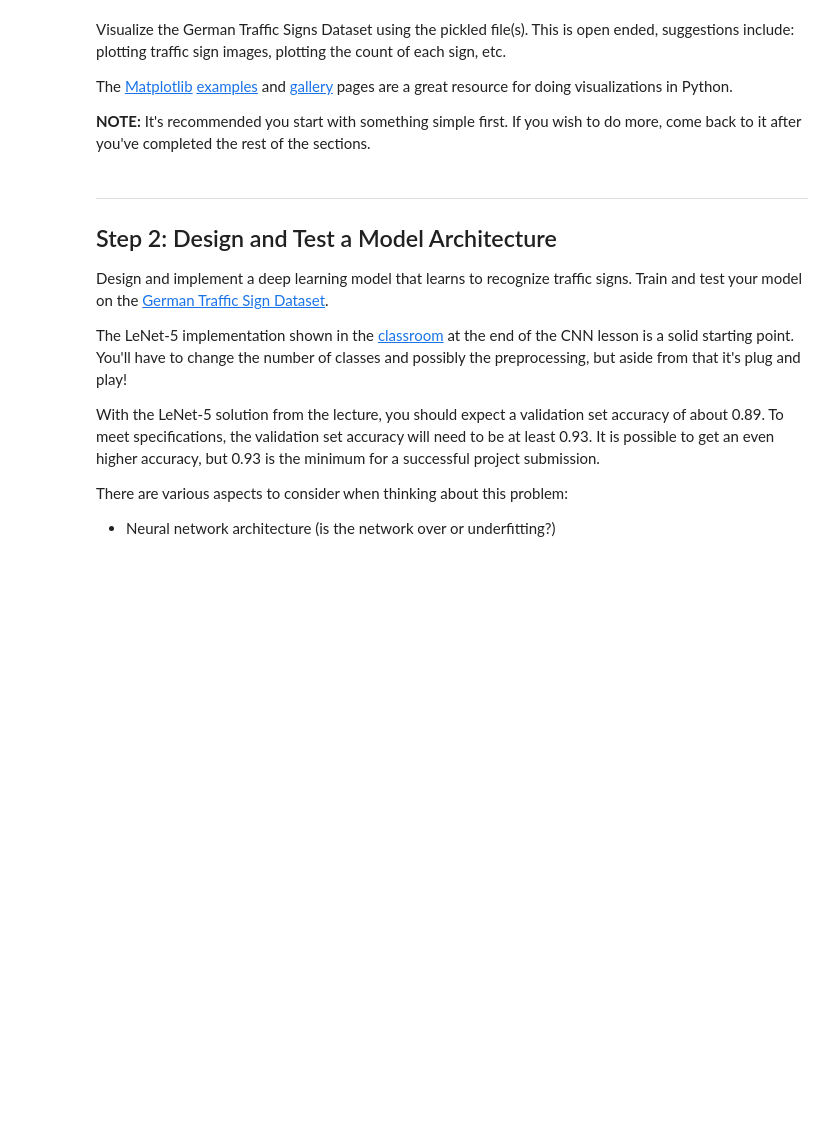
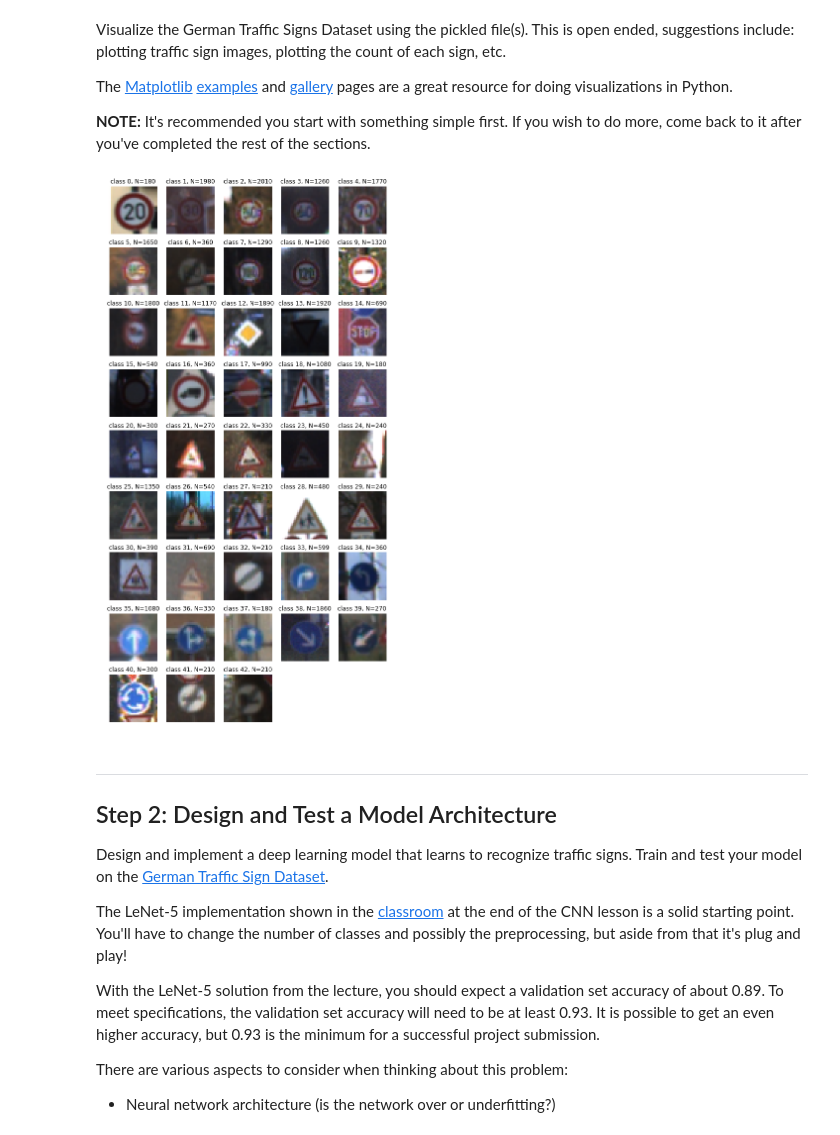
Before and after one commit to diz-vara/CarND-Traffic-Sign-Classifier-Project, a Jupyter notebook: Traffic_Sign_Classifier.ipynb, the cells around one changed output. Drawn from its saved outputs; the diff is of its cells as text; code cells hidden in the pictures; blank space fills up the shorter version.

Commit message:
show data

```diff
--- a/Traffic_Sign_Classifier.ipynb
+++ b/Traffic_Sign_Classifier.ipynb
@@ -91,3 +91,41 @@ import matplotlib.pyplot as plt
+# %%
+#count number of each class examples
+#and store the index of the last one
+indexes = np.zeros(n_classes,dtype=int)
+bins= np.zeros(n_classes,dtype=int)
+
+for i in range(n_train):
+    cls= y_train[i]
+    if (indexes[cls] == 0):
+        indexes[cls] = i
+    bins[cls]=bins[cls] + 1
+# %%
+import matplotlib.pyplot as plt
+# Visualizations will be shown in the notebook.
+get_ipython().magic('matplotlib inline')
+import matplotlib.gridspec as gridspec
+
+#display example of each class and show number of samples
+cols = 5
+figsize = (10, 20)
+
+gs = gridspec.GridSpec(n_classes // cols + 1, cols)
+
+fig1 = plt.figure(num=1, figsize=figsize)
+ax = []
+for i in range(n_classes):
+    row = (i // cols)
+    col = i % cols
+    ax.append(fig1.add_subplot(gs[row, col]))
+    ax[-1].set_title('class %d, N=%d' % (i ,  bins[i]))
+        #example
+    img = X_train[indexes[i]]
+    #rescale to make dark images visible
+    cf = np.int(255/np.max(img))
+    ax[-1].imshow(img*cf)
+    ax[-1].axis('off')### Data exploration visualization code goes here.
+# %% [output]
+[figure, added]
 # %% [markdown]
 ----
 
```
Also changed, not shown: parts of 3 cells of this notebook, 2 other files.
